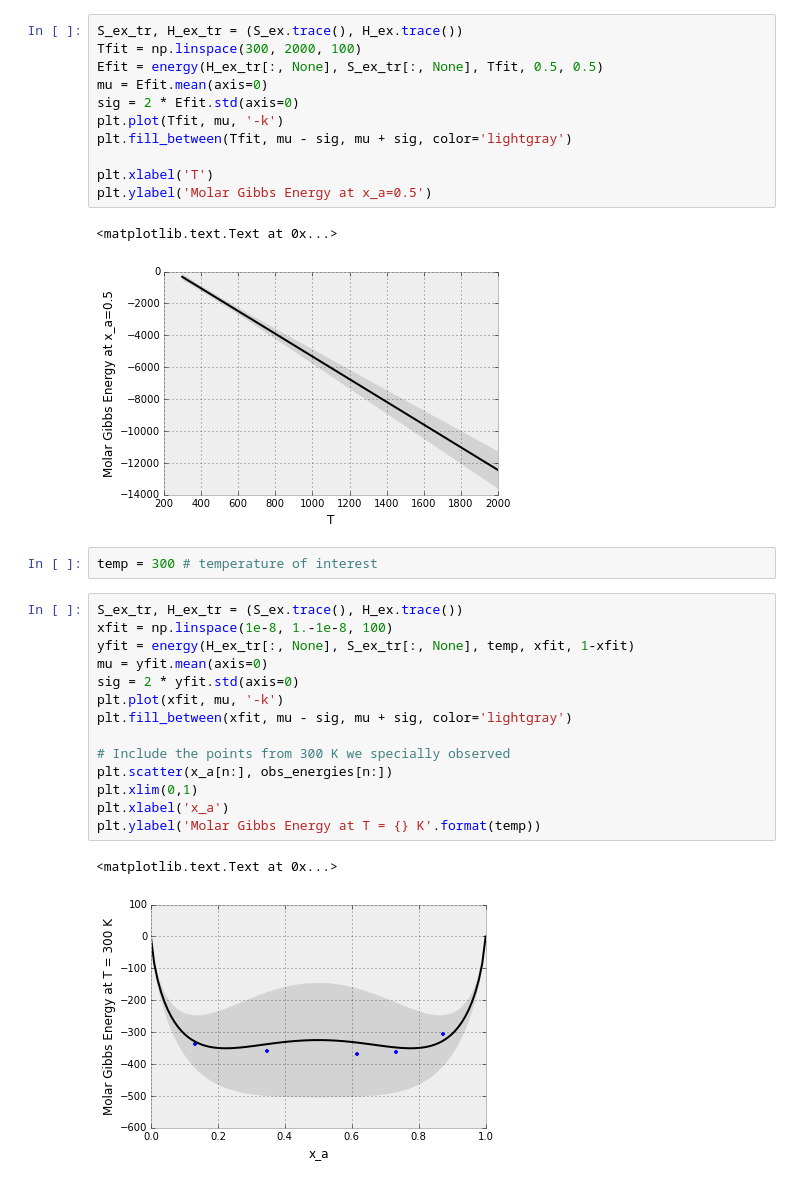
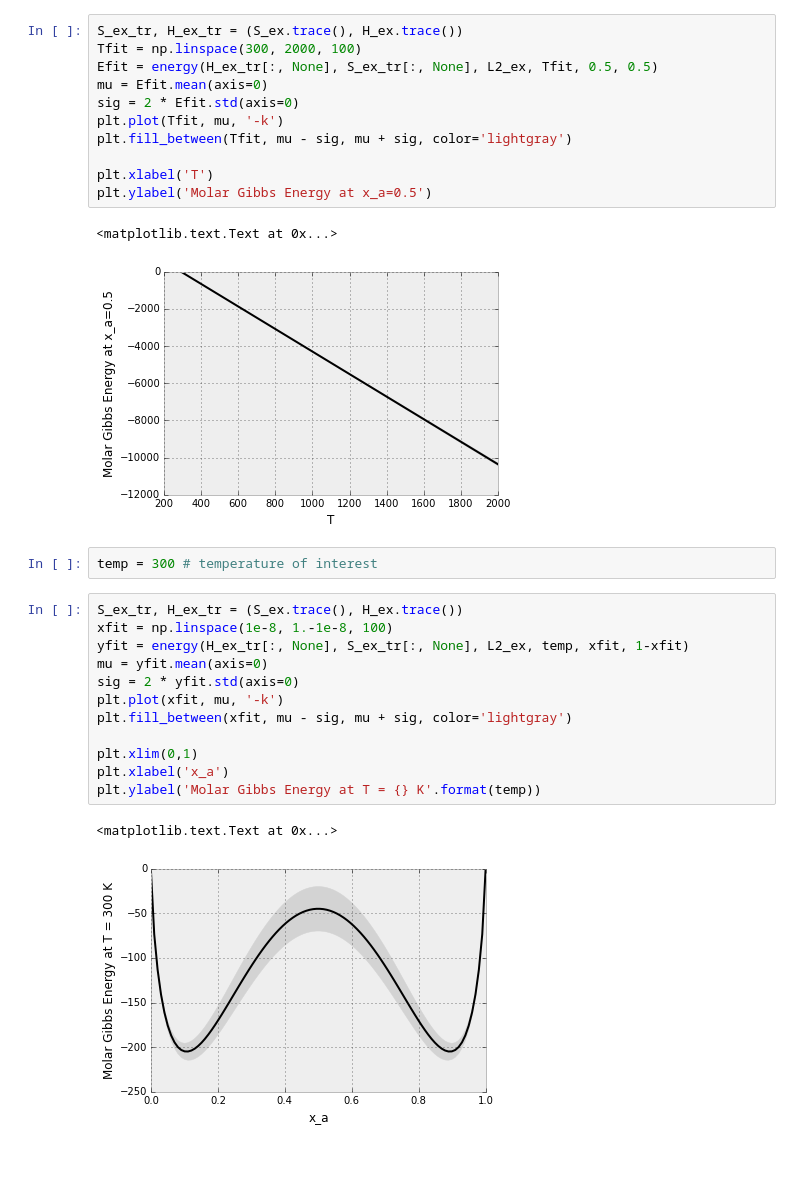
Before and after one commit to pycalphad/pycalphad, a Jupyter notebook: research/PyMC.ipynb, the cells around one changed output. Cells and saved outputs as stored; diff of their text form.

```diff
--- a/research/PyMC.ipynb
+++ b/research/PyMC.ipynb
@@ -78,7 +93,7 @@ plt.ylabel('Excess Enthalpy')
 # %%
 S_ex_tr, H_ex_tr = (S_ex.trace(), H_ex.trace())
 Tfit = np.linspace(300, 2000, 100)
-Efit = energy(H_ex_tr[:, None], S_ex_tr[:, None], Tfit, 0.5, 0.5)
+Efit = energy(H_ex_tr[:, None], S_ex_tr[:, None], L2_ex, Tfit, 0.5, 0.5)
 mu = Efit.mean(axis=0)
 sig = 2 * Efit.std(axis=0)
 plt.plot(Tfit, mu, '-k')
@@ -88,26 +103,24 @@ plt.xlabel('T')
 plt.ylabel('Molar Gibbs Energy at x_a=0.5')
 # %% [output]
 <matplotlib.text.Text at 0x...>
-[figure, old version]
+[figure, new version]
 # %%
 temp = 300 # temperature of interest
 # %%
 S_ex_tr, H_ex_tr = (S_ex.trace(), H_ex.trace())
 xfit = np.linspace(1e-8, 1.-1e-8, 100)
-yfit = energy(H_ex_tr[:, None], S_ex_tr[:, None], temp, xfit, 1-xfit)
+yfit = energy(H_ex_tr[:, None], S_ex_tr[:, None], L2_ex, temp, xfit, 1-xfit)
 mu = yfit.mean(axis=0)
 sig = 2 * yfit.std(axis=0)
 plt.plot(xfit, mu, '-k')
 plt.fill_between(xfit, mu - sig, mu + sig, color='lightgray')
 
-# Include the points from 300 K we specially observed
-plt.scatter(x_a[n:], obs_energies[n:])
 plt.xlim(0,1)
 plt.xlabel('x_a')
 plt.ylabel('Molar Gibbs Energy at T = {} K'.format(temp))
 # %% [output]
 <matplotlib.text.Text at 0x...>
-[figure, old version]
+[figure, new version]
 # %%
 S_ex_tr, H_ex_tr = (S_ex.trace(), H_ex.trace())
 xfit = np.linspace(1e-8, 1.-1e-8, 100)
```
Also changed, not shown: parts of 9 cells of this notebook.
